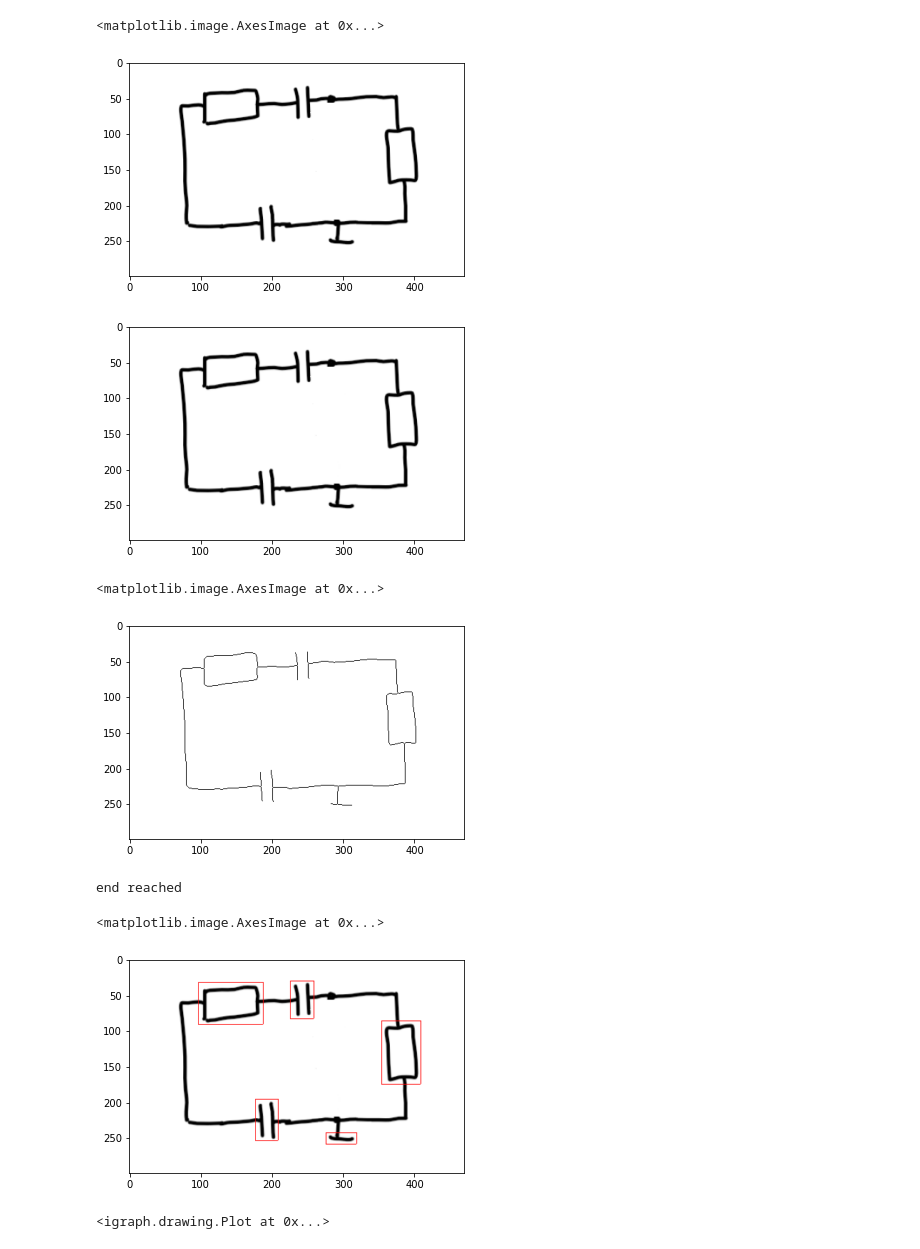
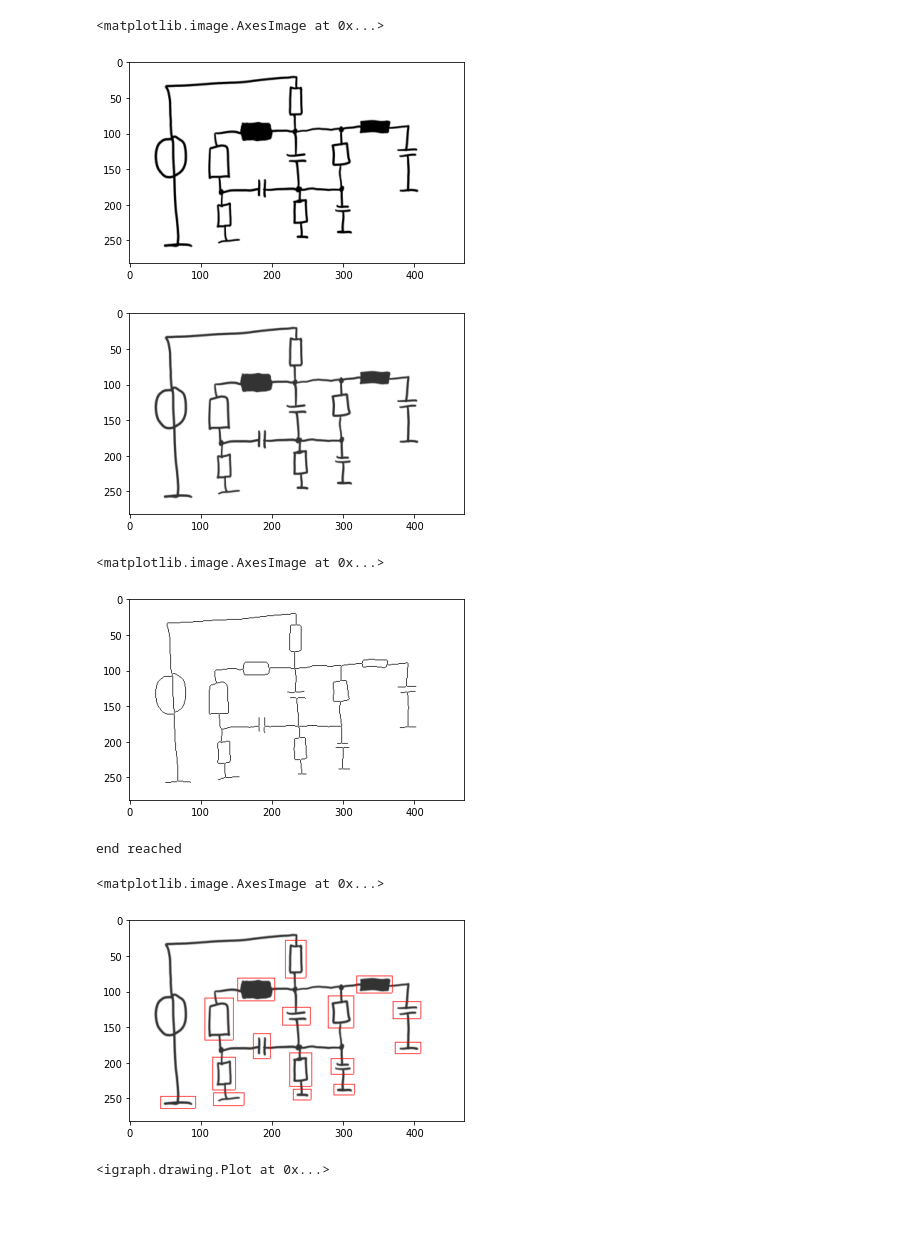
Before and after one commit to Chris022/smarter-circuits, a Jupyter notebook: src/main.ipynb, the cells around one changed output. Drawn from its saved outputs; the diff is of its cells as text; code cells hidden in the pictures; blank space fills up the shorter version.

```diff
--- a/src/main.ipynb
+++ b/src/main.ipynb
@@ -26,35 +26,35 @@ cannot load library 'libcairo-2.dll': error 0x7f
   warnings.warn(msg, RuntimeWarning)
 # %%
-name = "6.png"
+name = "1.png"
 
 image = utils.loadImage(path="./../resources/testImages",name=name, resize=(450,None))
 
 colorImage = utils.loadImage(path="./../resources/testImages",name=name, resize=(450,None), color=True)
 
 #insert padding
 s1 = np.full((len(image),10),255)
 image = np.insert(image, [0], s1, axis=1)
 image = np.insert(image, [len(image[0])], s1, axis=1)
 s2 = np.full((10,len(image[0])),255)
 image = np.insert(image, [0], s2, axis=0)
 image = np.insert(image, [len(image)], s2, axis=0)
 
 s1 = np.full((len(colorImage),10,3),255)
 
 colorImage = np.insert(colorImage, [0], s1, axis=1)
 colorImage = np.insert(colorImage, [len(colorImage[0])], s1, axis=1)
 s2 = np.full((10,len(colorImage[0]),3),255)
 
 colorImage = np.insert(colorImage, [0], s2, axis=0)
 colorImage = np.insert(colorImage, [len(colorImage)], s2, axis=0)
 
 plt.imshow(image, cmap='gray')
 plt.figure()
 plt.imshow(colorImage)
 # %% [output]
 <matplotlib.image.AxesImage at 0x...>
-[figure, old version]
+[figure, new version]
-[figure, old version]
+[figure, new version]
 # %%
 preprocessedImage = ip.preprocessImage(image)
 utils.saveImage(name="preprocessed.png", image=preprocessedImage)
@@ -62,7 +62,7 @@ utils.saveImage(name="preprocessed.png", image=preprocessedImage)
 plt.imshow(preprocessedImage, cmap='gray')
 # %% [output]
 <matplotlib.image.AxesImage at 0x...>
-[figure, old version]
+[figure, new version]
 # %%
 #class_names = os.listdir('./../trainData')
 #
@@ -116,6 +116,6 @@ plt.imshow(colorImage,interpolation="bilinear")
 # %% [output]
 end reached
 <matplotlib.image.AxesImage at 0x...>
-[figure, old version]
+[figure, new version]
 # %%
 igraphUnion = utils.convertToIgraph(graph)
```
Also changed, not shown: parts of 5 cells of this notebook, 9 other files.
